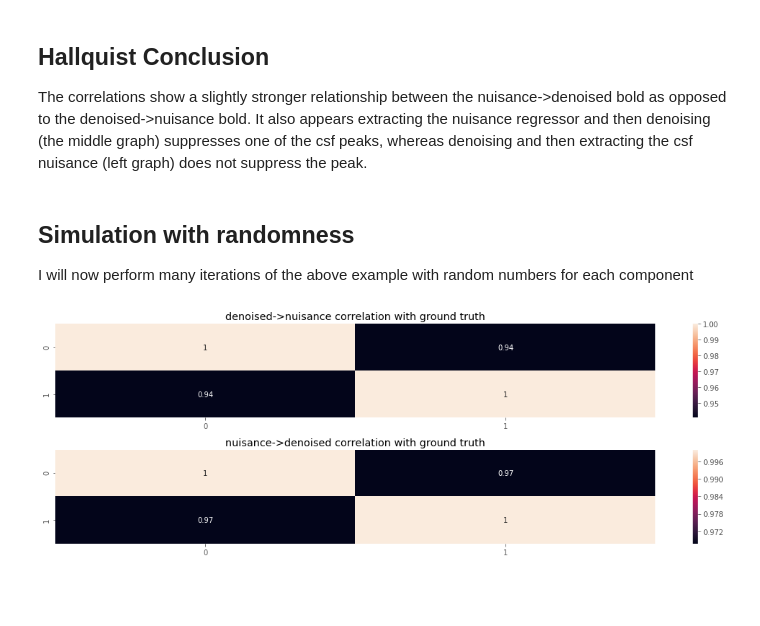
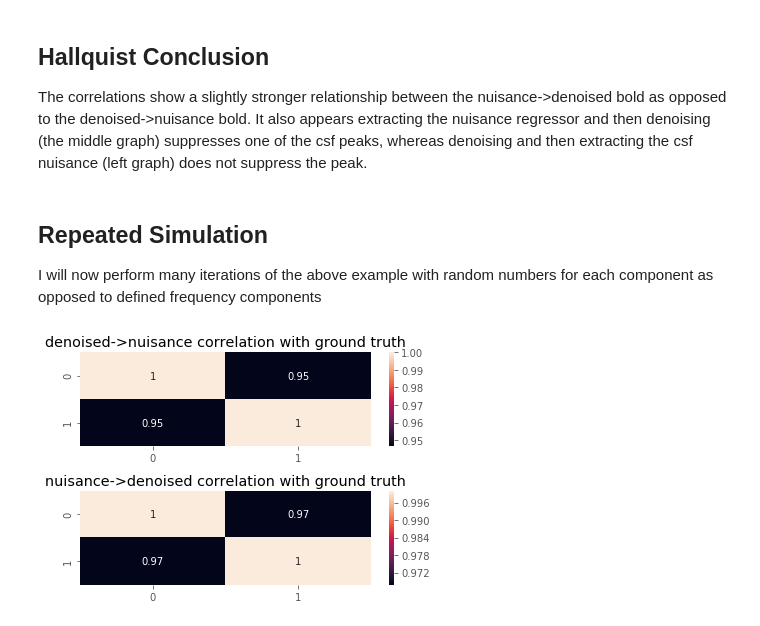
Before and after one commit to jdkent/tests_and_musings, a Jupyter notebook: ICA-AROMA_regression.ipynb, the cells around one changed output. Saved outputs shown, nothing was run; the diff lists cells and outputs as text; code cells hidden in the pictures; blank space fills up the shorter version.

Commit message:
clean up, fix variable names, and change comments

```diff
--- a/ICA-AROMA_regression.ipynb
+++ b/ICA-AROMA_regression.ipynb
@@ -183,9 +184,9 @@ plt.tight_layout()
 The correlations show a slightly stronger relationship between the nuisance->denoised bold as opposed to the denoised->nuisance bold.
 It also appears extracting the nuisance regressor and then denoising (the middle graph) suppresses one of the csf peaks, whereas denoising and then extracting the csf nuisance (left graph) does not suppress the peak.
 # %% [markdown]
-## Simulation with randomness
+## Repeated Simulation
 
-I will now perform many iterations of the above example with random numbers for each component
+I will now perform many iterations of the above example with random numbers for each component as opposed to defined frequency components
 # %%
 np.random.seed(123)
 denoised_nuisance_collector = []
@@ -221,40 +222,42 @@ for _ in range(1000):
     # same as extracting csf after nonaggressive denoising
     random_csf_clean = random_csf - Rnonagg_residual
 
-    # make design matrices for "cleaned" csf and non-cleaned csf
+    # make design matrices for denoised csf and non-denoised csf
     Rcsf_clean_design = np.stack((np.ones(200), random_csf_clean), axis=1)
 
     Rcsf_design = np.stack((np.ones(200), random_csf), axis=1)
 
-    Rcsf_clean_residual = np.dot(csf_clean_design,
-                                 np.dot(np.linalg.pinv(csf_clean_design), random_bold_denoised))
-    # remove the csf_tot_clean residual
+    Rcsf_clean_residual = np.dot(Rcsf_clean_design,
+                                 np.dot(np.linalg.pinv(Rcsf_clean_design), random_bold_denoised))
+
+    # remove the denoised csf residual
     random_bold_denoised_nuisance = random_bold_denoised - Rcsf_clean_residual
 
     Rcsf_residual = np.dot(Rcsf_design,
                            np.dot(np.linalg.pinv(Rcsf_design), random_bold_denoised))
-    # remove the csf_tot uncleaned residual
+
+    # remove the raw csf residual
     random_bold_nuisance_denoised = random_bold_denoised - Rcsf_residual
 
     signal_total = random_signal1 + random_signal2
 
     denoised_nuisance_collector.append(np.corrcoef(signal_total, random_bold_denoised_nuisance))
 
     nuisance_denoised_collector.append(np.corrcoef(signal_total, random_bold_nuisance_denoised))
 
 mean_denoised_nuisance_correlation = np.mean(np.array(denoised_nuisance_collector), axis=0)
 mean_nuisance_denoised_correlation = np.mean(np.array(nuisance_denoised_collector), axis=0)
 
 plt.figure(1)
 
 plt.subplot(211)
 sns.heatmap(mean_denoised_nuisance_correlation, annot=True)
 plt.title('denoised->nuisance correlation with ground truth')
 
 plt.subplot(212)
 sns.heatmap(mean_nuisance_denoised_correlation, annot=True)
 plt.title('nuisance->denoised correlation with ground truth')
 
 plt.tight_layout()
 # %% [output]
-[figure, old version]
+[figure, new version]
```
Also changed, not shown: parts of 4 cells of this notebook.
